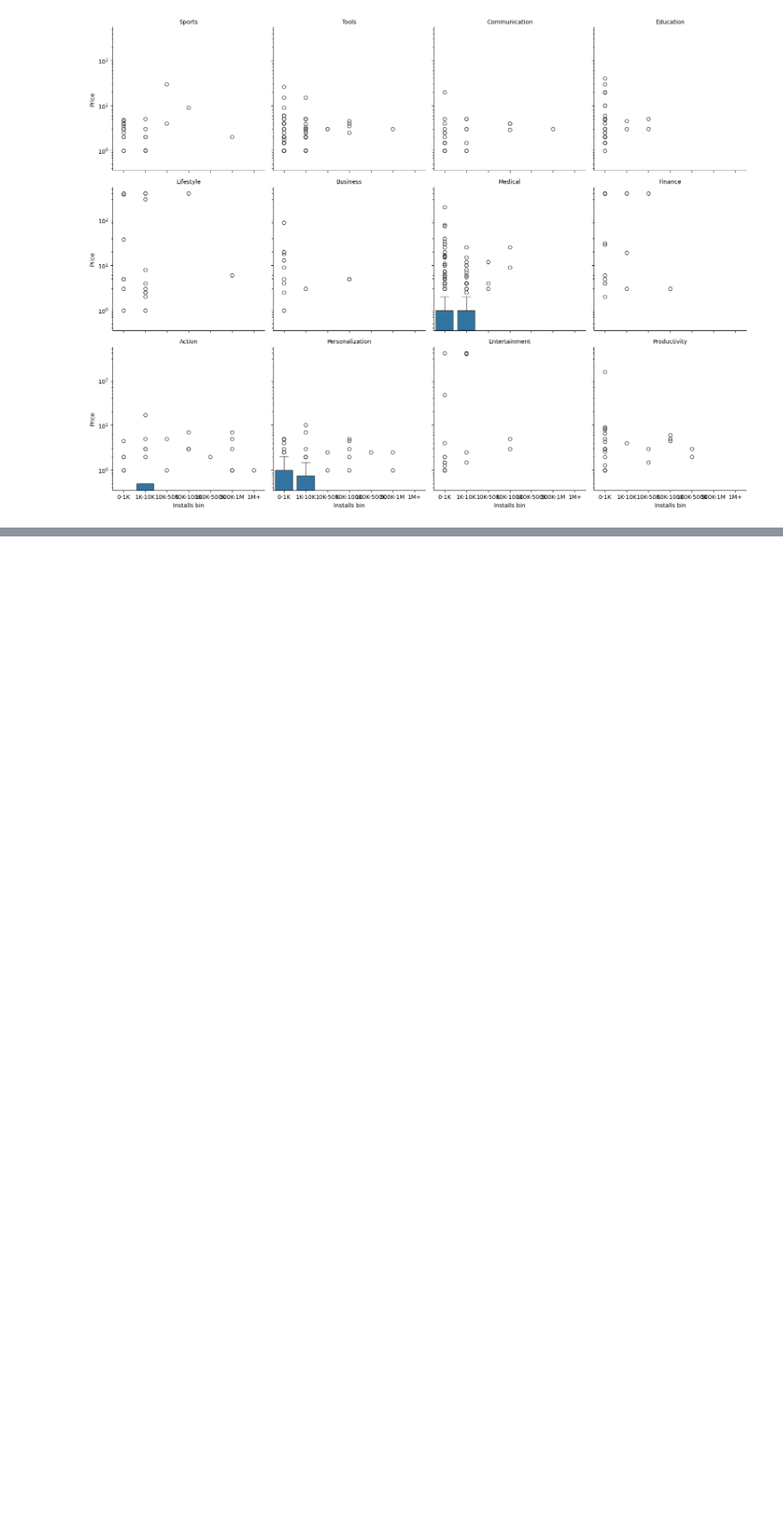
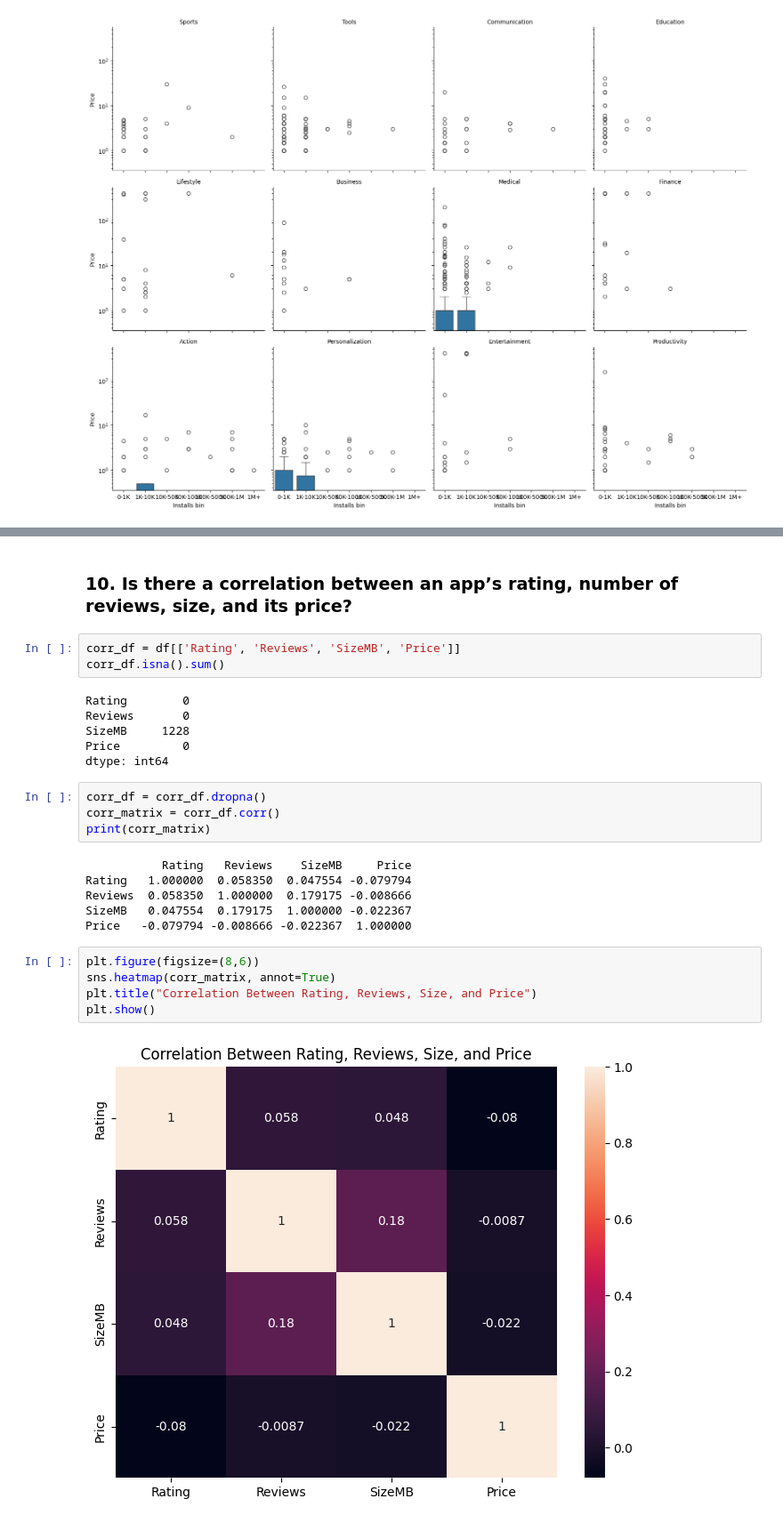
Before and after one commit to mennaomar97/google-playstore-data-preprocessing, a Jupyter notebook: preprocessing_project.ipynb, the cells around one changed output, grey strips where cells are left out. Shown at 89% size. Saved outputs shown, nothing was run; the diff lists cells and outputs as text; blank space fills up the shorter version.

```diff
--- a/preprocessing_project.ipynb
+++ b/preprocessing_project.ipynb
@@ -1363,0 +1457,28 @@ plt.show()
+# %% [markdown]
+### 10.	Is there a correlation between an app’s rating, number of reviews, size, and its price?
+# %%
+corr_df = df[['Rating', 'Reviews', 'SizeMB', 'Price']]
+corr_df.isna().sum()
+# %% [output]
+Rating        0
+Reviews       0
+SizeMB     1228
+Price         0
+dtype: int64
+# %%
+corr_df = corr_df.dropna()
+corr_matrix = corr_df.corr()
+print(corr_matrix)
+# %% [output]
+           Rating   Reviews    SizeMB     Price
+Rating   1.000000  0.058350  0.047554 -0.079794
+Reviews  0.058350  1.000000  0.179175 -0.008666
+SizeMB   0.047554  0.179175  1.000000 -0.022367
+Price   -0.079794 -0.008666 -0.022367  1.000000
+# %%
+plt.figure(figsize=(8,6))
+sns.heatmap(corr_matrix, annot=True)
+plt.title("Correlation Between Rating, Reviews, Size, and Price")
+plt.show()
+# %% [output]
+[figure, added]
```
Also changed, not shown: parts of 17 cells of this notebook, 1 other file.
